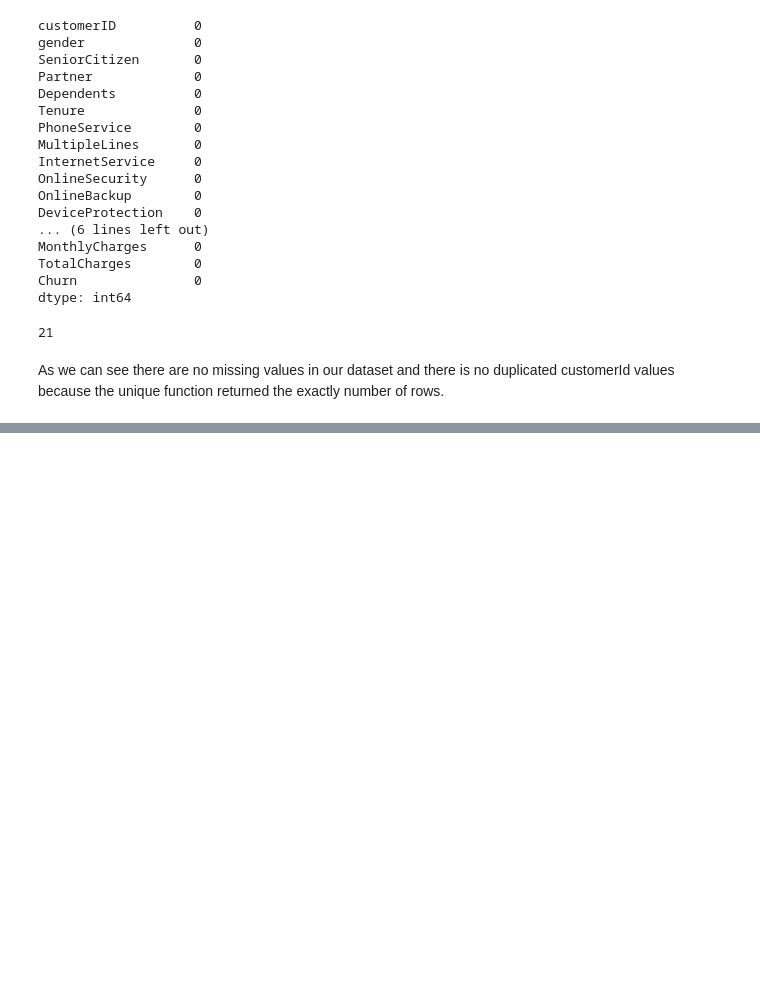
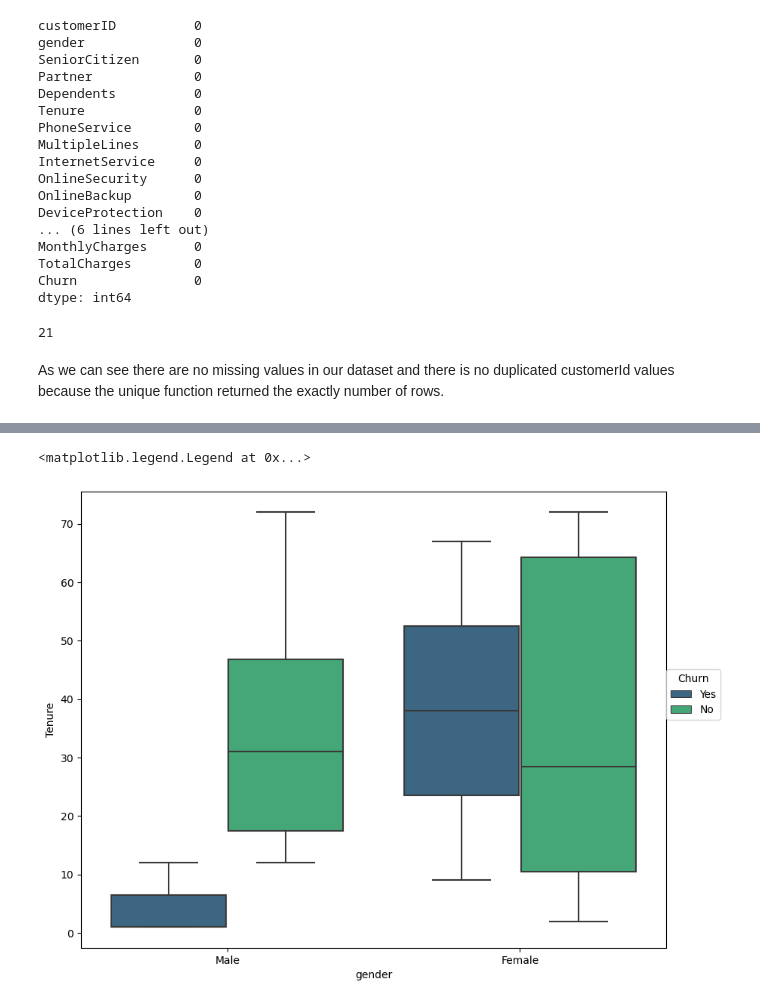
Before and after one commit to itsdomsantos/IART-2022, a Jupyter notebook: proj2/iart_proj_notebook.ipynb, the cells around one changed output, grey strips where cells are left out. Cells and saved outputs as stored; diff of their text form; code cells hidden in the pictures; blank space fills up the shorter version.

```diff
--- a/proj2/iart_proj_notebook.ipynb
+++ b/proj2/iart_proj_notebook.ipynb
@@ -184,0 +287,5 @@ AttributeError: 'DataFrame' object has no attribute 'drop_na'
+# %%
+df['Churn'].replace(to_replace=[0,1],value=['No','Yes'],inplace=True)
+fig = px.histogram(df, x="Churn", color="Contract", barmode="group", title="<b>Customer contract distribution<b>")
+fig.update_layout(width=700, height=500, bargap=0.1)
+fig.show()
@@ -184,0 +294,8 @@ AttributeError: 'DataFrame' object has no attribute 'drop_na'
+# %%
+df['gender'].replace(to_replace=[1,0],value=['Male','Female'],inplace=True)
+plt.figure(figsize=(10,8),dpi=100)
+sb.boxplot(data=df,x='gender',y='Tenure',hue='Churn',palette='viridis')
+plt.legend(loc=(1,0.5),title = "Churn")
+# %% [output]
+<matplotlib.legend.Legend at 0x...>
+[figure, added]
```
Also changed, not shown: parts of 17 cells of this notebook.
